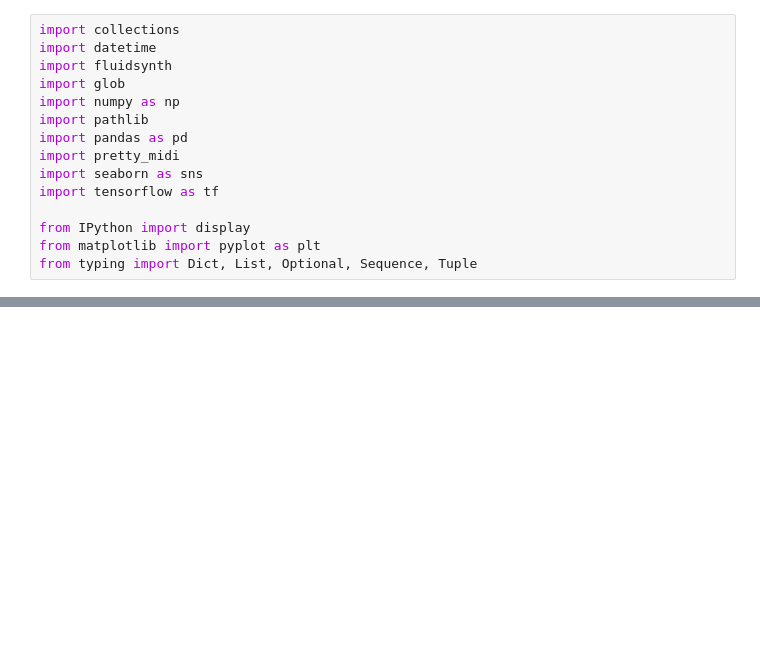
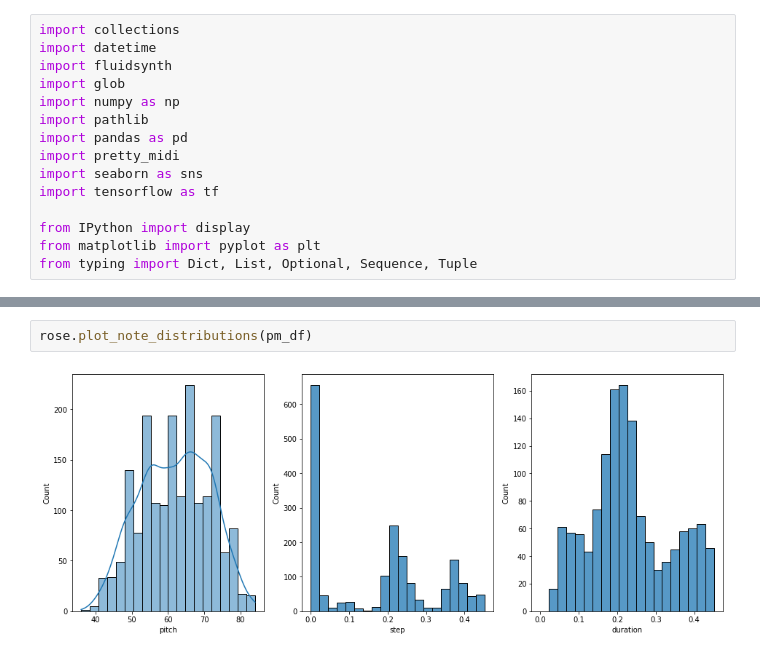
Before and after one commit to spaceBearAmadeus/OUTDATED-studentNeedsNavigator, a Jupyter notebook: ROSE_Composer.ipynb, the cells around one changed output, grey strips where cells are left out. Drawn from its saved outputs; the diff is of its cells as text; blank space fills up the shorter version.

```diff
--- a/ROSE_Composer.ipynb
+++ b/ROSE_Composer.ipynb
@@ -169,0 +260,4 @@ rose.midi_to_notes_df(midi_file_index=6).head()
+# %%
+rose.plot_note_distributions(pm_df)
+# %% [output]
+[figure, added]
```
Also changed, not shown: parts of 12 cells of this notebook.
